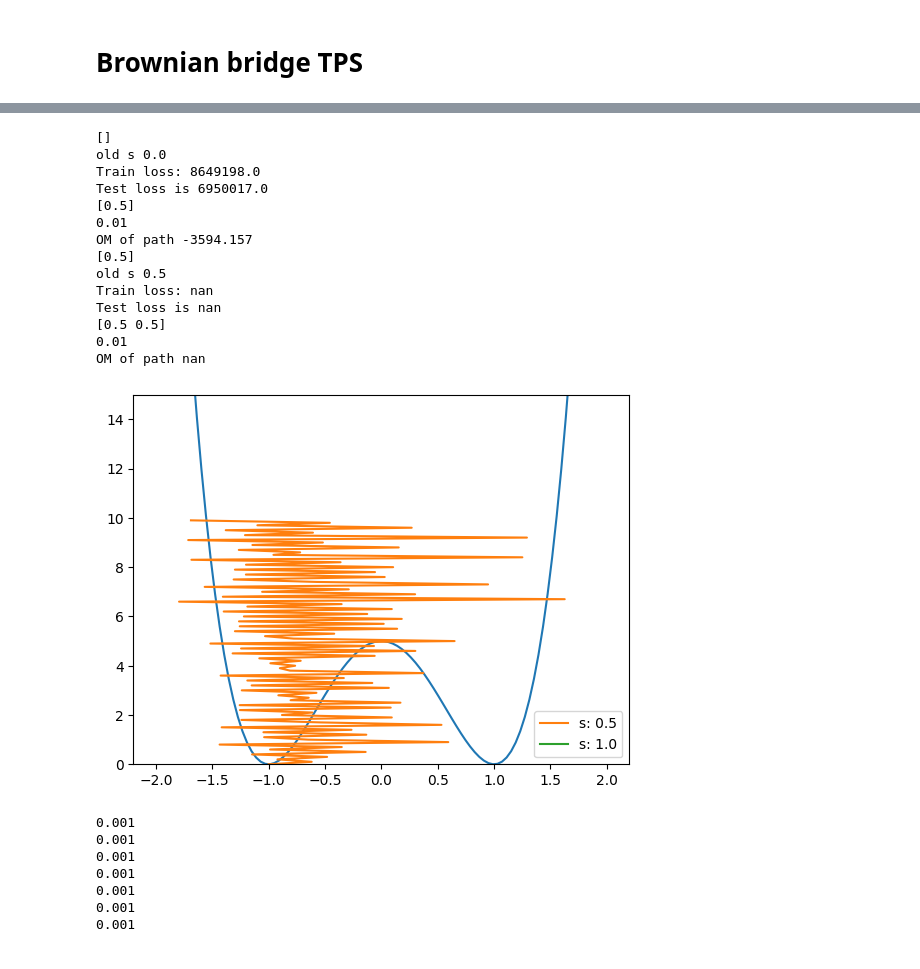
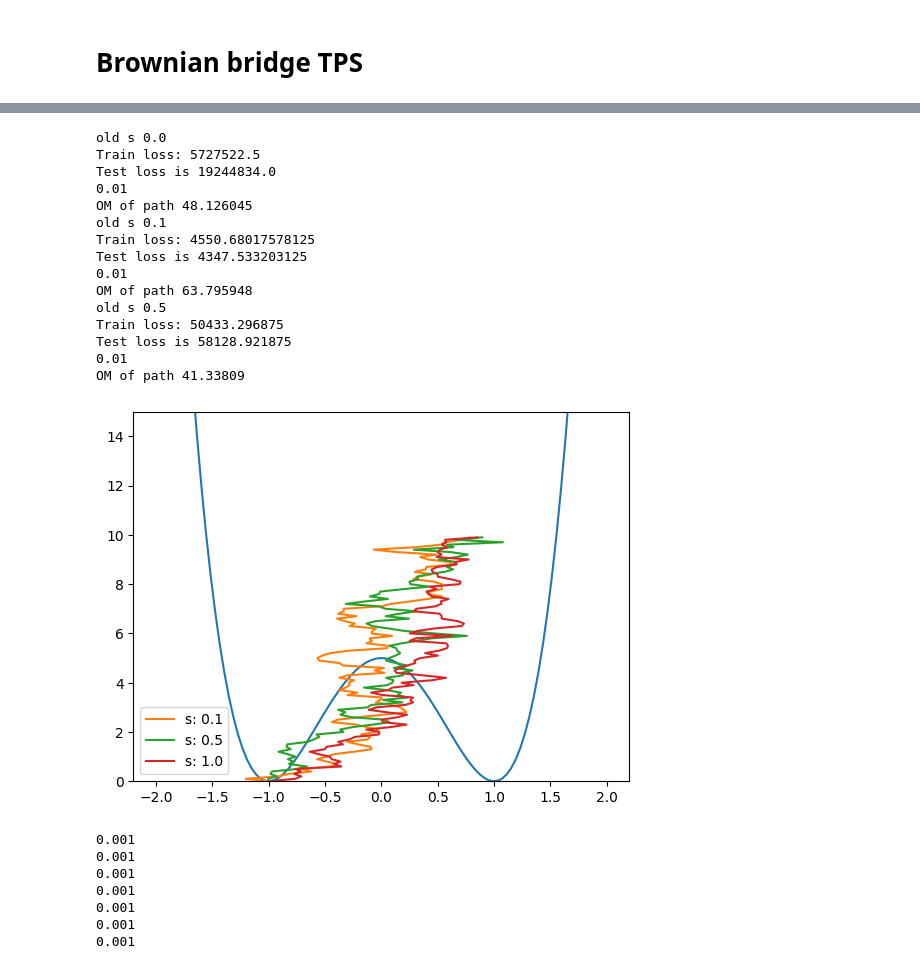
Before and after one commit to reubenharry/path_sampling, a Jupyter notebook: src/path_sampling_nb.ipynb, the cells around one changed output, grey strips where cells are left out. Drawn from its saved outputs; the diff is of its cells as text; code cells hidden in the pictures.

```diff
--- a/src/path_sampling_nb.ipynb
+++ b/src/path_sampling_nb.ipynb
@@ -91,11 +214,11 @@ for i, s in enumerate(schedule):
     key = jax.random.fold_in(key, i)
 
     # update b -> b + dbds
-    b, A = update_non_amortized(
+    dbds, A = update(
         b=b, # lambda x, t : jnp.array([0.0]),
         J=lambda x,y: (1/0.1**2)*(x[-1,0]- 1)**2,
         dbds=dbds,
-        hyperparams={'dt': 0.001, 'num_steps': 100, 'num_training_steps' : 1000, 'batch_size' :200},
+        hyperparams={'dt': 0.001, 'num_steps': 100, 'num_training_steps' : 5000, 'batch_size' :200},
         key=key,
         schedule=schedule,
         i=i,
@@ -200,38 +423,37 @@ brownian_bridge_drift = lambda x,t: (1 - x)/(1-t)
 # potential = lambda x: jnp.sum(x**4 - 8 * x**2)
 # force = jax.grad(lambda x: -jnp.sum(x**4 - 8 * x**2))
 
-
+## TODO check if off by negation
 def I_brownian_bridge(x, time, b):
     x = x.reshape((-1, ndims))
     dt = hyperparams['dt']
     print(dt)
     dxdts = dfdt(x, dt)
-    out = jax.vmap(lambda xt,t, dxdt : -0.25*dt*((dxdt).dot(dxdt)) )(x, time, dxdts)
+    out = jax.vmap(lambda xt,t, dxdt : 0.25*dt*((dxdt).dot(dxdt)) )(x, time, dxdts)
     # div = jax.vmap(lambda xt,t, div_u, dxdt : div_u)(x, time, div_us, dxdts)
     # jax.debug.print("div {x}", x=jnp.sum(div))
-    return jnp.sum(out)+((1/0.01)*jnp.linalg.norm(x[1,0] + 1)**2)+((1/0.01)*jnp.linalg.norm(x[-1,0] - 1)**2)
+    return jnp.sum(out)-((1/0.01)*jnp.linalg.norm(x[1,0] + 1)**2)-((1/0.01)*jnp.linalg.norm(x[-1,0] - 1)**2)
+
+def make_brownian_bridge_potential(dt):
+    def J_brownian_bridge(x, y):
+
+        x = x[:, 0]
+
+        # laplacian of the potential
+        pot = lambda x: 5.0*(x**2 - 1)**2
+        # pot = make_double_well_potential(v=5.0)
+        nabla_V = jax.grad(pot)
+        laplacian_of_potential = jax.vmap(jax.grad(nabla_V))(x)
 
 
-def J_brownian_bridge(x, y):
-
-    x = x[:, 0]
-
-    eps = 1. # hyperparams['dt']
-    # laplacian of the potential
-    pot = lambda x: 5.0*(x**2 - 1)**2
-    # pot = make_double_well_potential(v=5.0)
-    nabla_V = jax.grad(pot)
-    laplacian_of_potential = jax.vmap(jax.grad(nabla_V))(x)
-
-
-    # jax.debug.print("force x0 {x}", x=force(x[0]))
-    return (1/(2*eps**2))*jnp.sum(jax.vmap(lambda xt, dv :  0.5*eps*(nabla_V(xt).dot(nabla_V(xt)) - eps*dv) )(x, laplacian_of_potential))
-
+        # jax.debug.print("force x0 {x}", x=force(x[0]))
+        return 0.5*jnp.sum(jax.vmap(lambda xt, dv : dt*(0.5*nabla_V(xt).dot(nabla_V(xt)) - dv) )(x, laplacian_of_potential))
+    return J_brownian_bridge
 
 
 key = jax.random.key(0)
 # b = uref # initialize b as uref
-schedule = [0.1,0.2] # , 0.2, 0.3, 0.4, 0.5, 0.6, 0.7, 0.8, 0.9, 1.0]
+schedule = [0.1,0.5, 1.0] # , 0.2, 0.3, 0.4, 0.5, 0.6, 0.7, 0.8, 0.9, 1.0]
 dbds = MLP([3,20,20,1], key=jax.random.key(0))
 
 rho = lambda key: jnp.zeros((ndims,))-1.
@@ -250,47 +472,49 @@ for i, s in enumerate(schedule):
     #     b=lambda x,t: (1 - x)/(1-t),
     #     W = W,
     #     rho = rho,
     #     key=key,
     #     dt=hyperparams['dt'],
     #     num_steps=hyperparams['num_steps'])
 
     # plt.plot(xs[:,0],times)
 
     # raise Exception
 
     # update b -> b + dbds
     dbds, A = update(
-        b=b, # lambda x, t : jnp.array([0.0]),
-        J=J_brownian_bridge,
+        uref=b, # lambda x, t : jnp.array([0.0]),
+        J=make_brownian_bridge_potential(hyperparams['dt']),
         I=I_brownian_bridge,
         dbds=dbds,
         hyperparams=hyperparams,
         key=key,
         schedule=schedule,
         i=i,
-        A=A
+        A=A,
+        refine=False
     )
 
 # potential(jnp.array([0.0]))
 
 # jax.grad(lambda x:jnp.sum(x**2))(jnp.array([4.0]))
 # uref(jnp.array([0.0]), 0.0)
 # %% [output]
-[]
 old s 0.0
-Train loss: 8649198.0
-Test loss is 6950017.0
-[0.5]
+Train loss: 5727522.5
+Test loss is 19244834.0
 0.01
-OM of path -3594.157
-[0.5]
+OM of path 48.126045
+old s 0.1
+Train loss: 4550.68017578125
+Test loss is 4347.533203125
+0.01
+OM of path 63.795948
 old s 0.5
-Train loss: nan
-Test loss is nan
-[0.5 0.5]
+Train loss: 50433.296875
+Test loss is 58128.921875
 0.01
-OM of path nan
+OM of path 41.33809
-[figure, old version]
+[figure, new version]
 # %%
 # def new_b(x, t):
 #     # assert x.shape[0] == ndims
```
Also changed, not shown: parts of 7 cells of this notebook, 5 other files.
